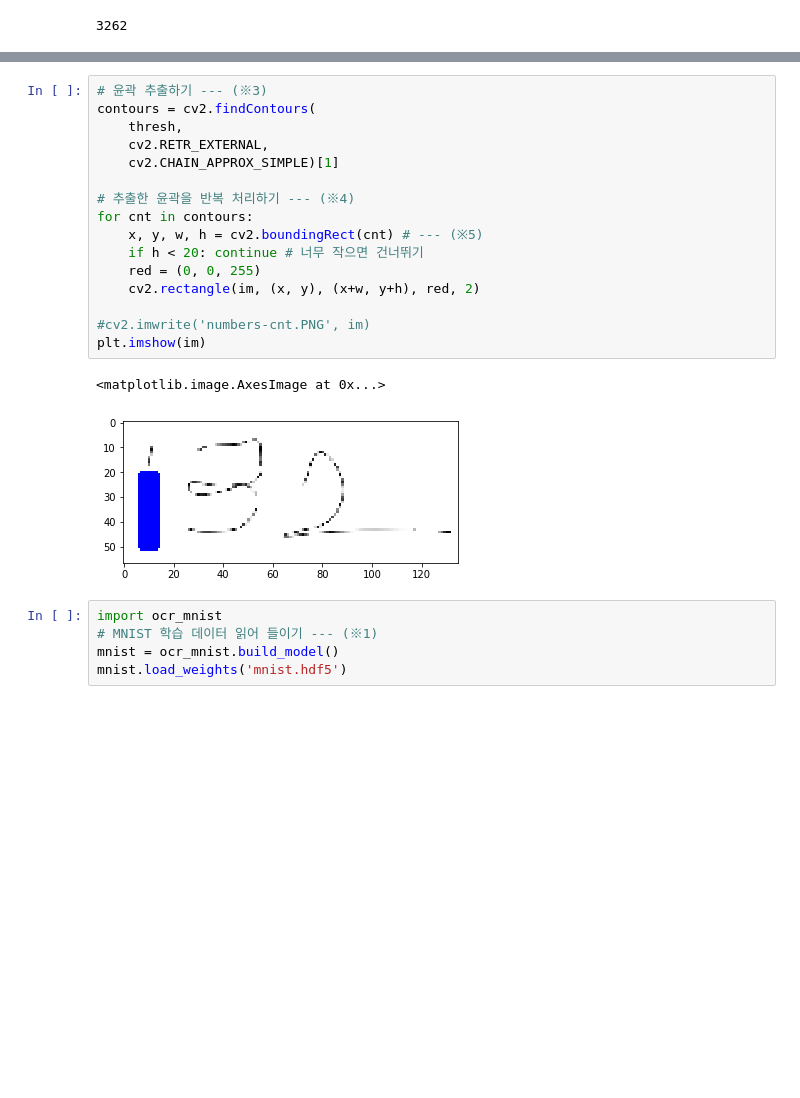
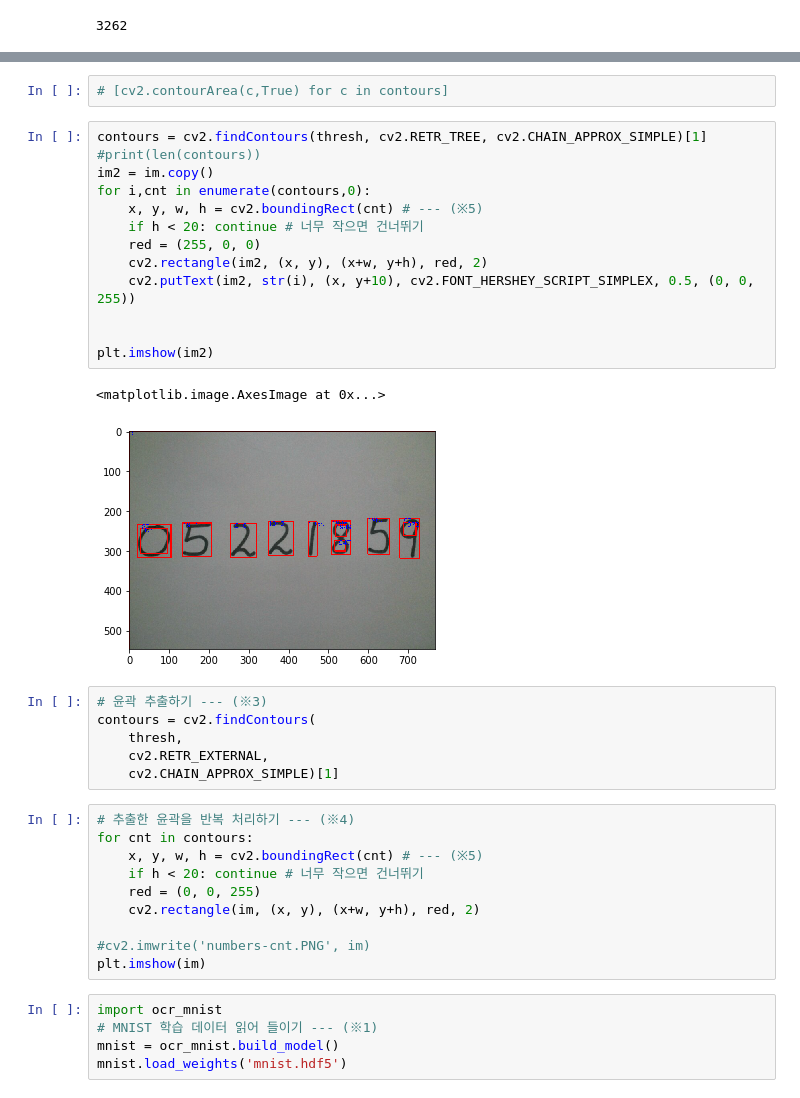
Before and after one commit to MeganaD/py4ml_wikibook, a Jupyter notebook: ch7/ocr.ipynb, the cells around one changed output, grey strips where cells are left out. Drawn from its saved outputs; the diff is of its cells as text; blank space fills up the shorter version.

```diff
--- a/ch7/ocr.ipynb
+++ b/ch7/ocr.ipynb
@@ -50,10 +110,28 @@ len(contours)
+# %%
+# [cv2.contourArea(c,True) for c in contours]
+# %%
+contours = cv2.findContours(thresh, cv2.RETR_TREE, cv2.CHAIN_APPROX_SIMPLE)[1]
+#print(len(contours))
+im2 = im.copy()
+for i,cnt in enumerate(contours,0):
+    x, y, w, h = cv2.boundingRect(cnt) # --- (※5)
+    if h < 20: continue # 너무 작으면 건너뛰기
+    red = (255, 0, 0)
+    cv2.rectangle(im2, (x, y), (x+w, y+h), red, 2)
+    cv2.putText(im2, str(i), (x, y+10), cv2.FONT_HERSHEY_SCRIPT_SIMPLEX, 0.5, (0, 0, 255))
+
+
+plt.imshow(im2)
+# %% [output]
+<matplotlib.image.AxesImage at 0x...>
+[figure, added]
+# %%
+# 윤곽 추출하기 --- (※3)
+contours = cv2.findContours(
+    thresh,
+    cv2.RETR_EXTERNAL,
+    cv2.CHAIN_APPROX_SIMPLE)[1]
 # %%
-# 윤곽 추출하기 --- (※3)
-contours = cv2.findContours(
-    thresh,
-    cv2.RETR_EXTERNAL,
-    cv2.CHAIN_APPROX_SIMPLE)[1]
-
 # 추출한 윤곽을 반복 처리하기 --- (※4)
 for cnt in contours:
     x, y, w, h = cv2.boundingRect(cnt) # --- (※5)
@@ -63,9 +141,6 @@ for cnt in contours:
 
 #cv2.imwrite('numbers-cnt.PNG', im)
 plt.imshow(im)
-# %% [output]
-<matplotlib.image.AxesImage at 0x...>
-[figure, removed]
 # %%
 import ocr_mnist
 # MNIST 학습 데이터 읽어 들이기 --- (※1)
```
Also changed, not shown: parts of 9 cells of this notebook, 22 other files.
